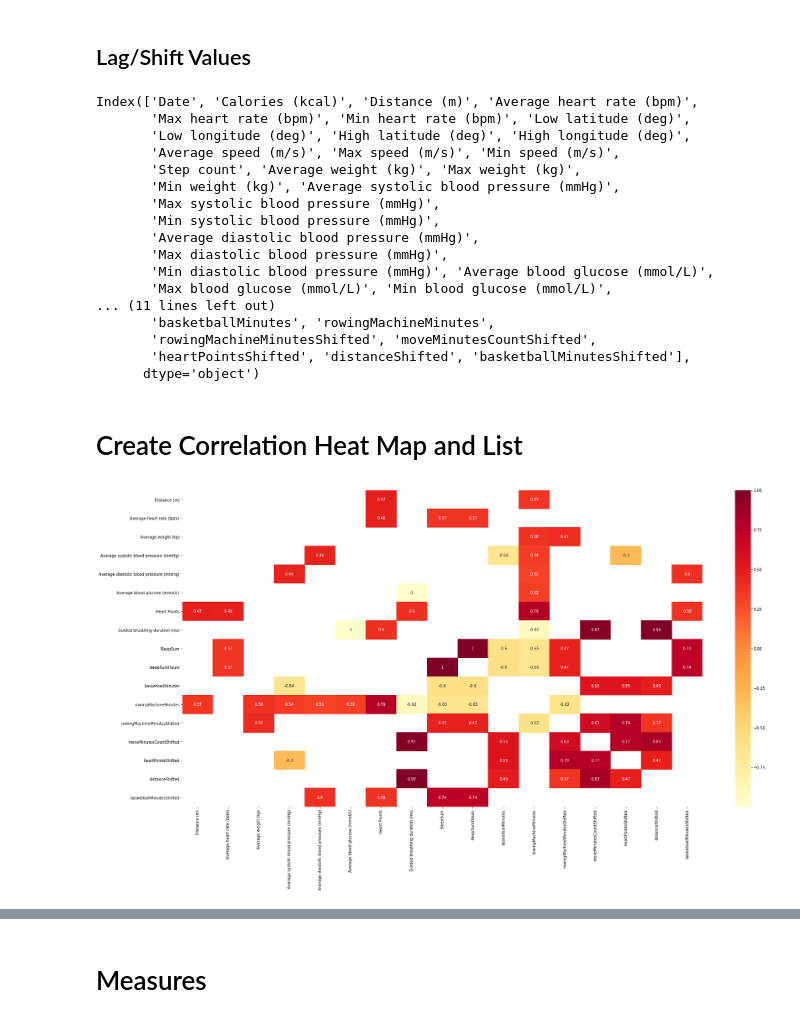
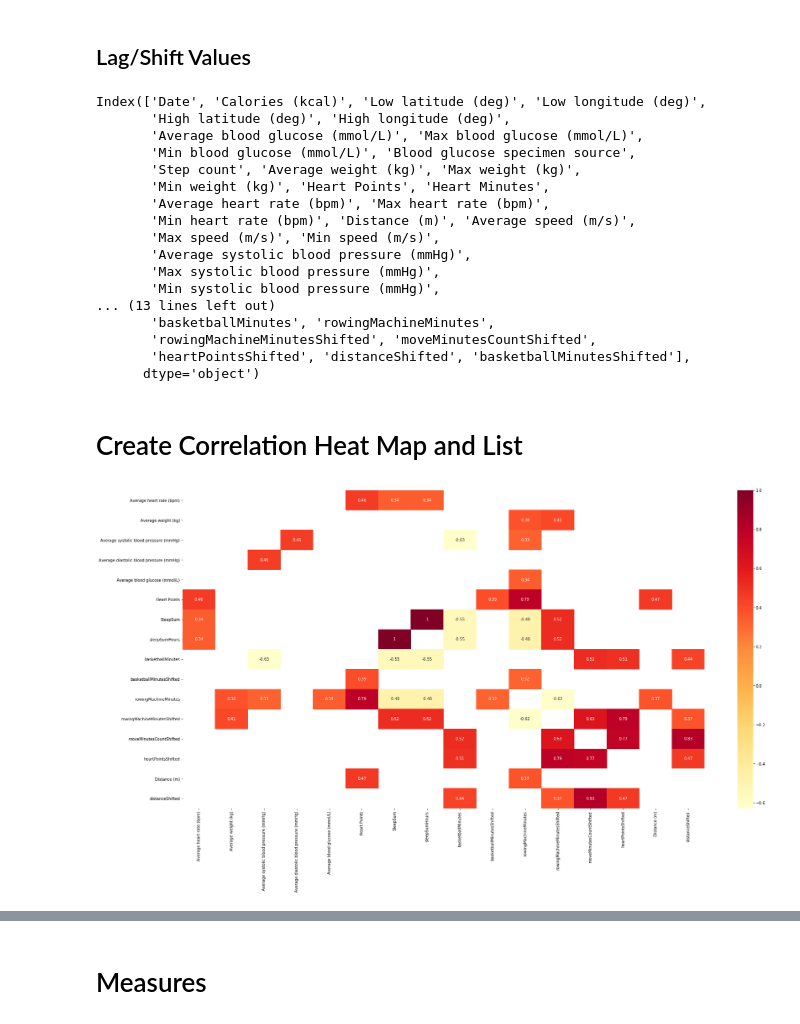
Before and after one commit to JamesIgoe/GoogleFitAnalysis, a Jupyter notebook: Analysis.ipynb, the cells around one changed output, grey strips where cells are left out. Saved outputs shown, nothing was run; the diff lists cells and outputs as text; code cells hidden in the pictures.

Commit message:
Update Analysis.ipynb
new data

```diff
--- a/Analysis.ipynb
+++ b/Analysis.ipynb
@@ -30,7 +30,7 @@ https://takeout.google.com/
 ## Import
 # %%
 import os
-filePath = 'c:\\Users\\igoej\\OneDrive\\Documents\\GitHub\\DataAnalytics\\Data\\2020-09-23 Daily Summaries.csv'
+filePath = 'c:\\Users\\igoej\\OneDrive\\Documents\\GitHub\\DataAnalytics\\Data\\2020-09-30 Daily Summaries.csv'
 df_fit = pd.read_csv(filePath)
 #df_fit.tail()
 # %%
@@ -135,19 +135,19 @@ df_fit['basketballMinutesShifted'] = df_fit['basketballMinutes'].shift()
 # %%
 df_fit.columns
 # %% [output]
-Index(['Date', 'Calories (kcal)', 'Distance (m)', 'Average heart rate (bpm)',
-       'Max heart rate (bpm)', 'Min heart rate (bpm)', 'Low latitude (deg)',
-       'Low longitude (deg)', 'High latitude (deg)', 'High longitude (deg)',
-       'Average speed (m/s)', 'Max speed (m/s)', 'Min speed (m/s)',
+Index(['Date', 'Calories (kcal)', 'Low latitude (deg)', 'Low longitude (deg)',
+       'High latitude (deg)', 'High longitude (deg)',
+       'Average blood glucose (mmol/L)', 'Max blood glucose (mmol/L)',
+       'Min blood glucose (mmol/L)', 'Blood glucose specimen source',
        'Step count', 'Average weight (kg)', 'Max weight (kg)',
-       'Min weight (kg)', 'Average systolic blood pressure (mmHg)',
+       'Min weight (kg)', 'Heart Points', 'Heart Minutes',
+       'Average heart rate (bpm)', 'Max heart rate (bpm)',
+       'Min heart rate (bpm)', 'Distance (m)', 'Average speed (m/s)',
+       'Max speed (m/s)', 'Min speed (m/s)',
+       'Average systolic blood pressure (mmHg)',
        'Max systolic blood pressure (mmHg)',
        'Min systolic blood pressure (mmHg)',
-       'Average diastolic blood pressure (mmHg)',
-       'Max diastolic blood pressure (mmHg)',
-       'Min diastolic blood pressure (mmHg)', 'Average blood glucose (mmol/L)',
-       'Max blood glucose (mmol/L)', 'Min blood glucose (mmol/L)',
-... (11 lines left out)
+... (13 lines left out)
        'basketballMinutes', 'rowingMachineMinutes',
        'rowingMachineMinutesShifted', 'moveMinutesCountShifted',
        'heartPointsShifted', 'distanceShifted', 'basketballMinutesShifted'],
@@ -156,13 +156,13 @@ Index(['Date', 'Calories (kcal)', 'Distance (m)', 'Average heart rate (bpm)',
 # Create Correlation Heat Map and List
 # %%
 #set data set for analysis
-df = df_fit[['Distance (m)', 'Average heart rate (bpm)','Average weight (kg)','Average systolic blood pressure (mmHg)','Average diastolic blood pressure (mmHg)','Average blood glucose (mmol/L)','Heart Points','Guided breathing duration (ms)','SleepSum', 'sleepSumHours','basketballMinutes', 'rowingMachineMinutes','rowingMachineMinutesShifted', 'moveMinutesCountShifted','heartPointsShifted', 'distanceShifted', 'basketballMinutesShifted']]
+df = df_fit[['Date', 'Average heart rate (bpm)','Average weight (kg)','Average systolic blood pressure (mmHg)','Average diastolic blood pressure (mmHg)','Average blood glucose (mmol/L)','Heart Points','SleepSum', 'sleepSumHours','basketballMinutes', 'basketballMinutesShifted', 'rowingMachineMinutes','rowingMachineMinutesShifted', 'moveMinutesCountShifted','heartPointsShifted','Distance (m)', 'distanceShifted']]
 filterValue = 0.3
 plt.figure(figsize=(30,15))
 sns.heatmap(corrFilter(df, filterValue), annot=True, cmap="YlOrRd")
 plt.show()
 # %% [output]
-[figure, old version]
+[figure, new version]
 # %%
 corr_fit_filtered = corrFilterFlattened(df, filterValue)
 half = corr_fit_filtered.count() / 2
```
Also changed, not shown: parts of 20 cells of this notebook.
